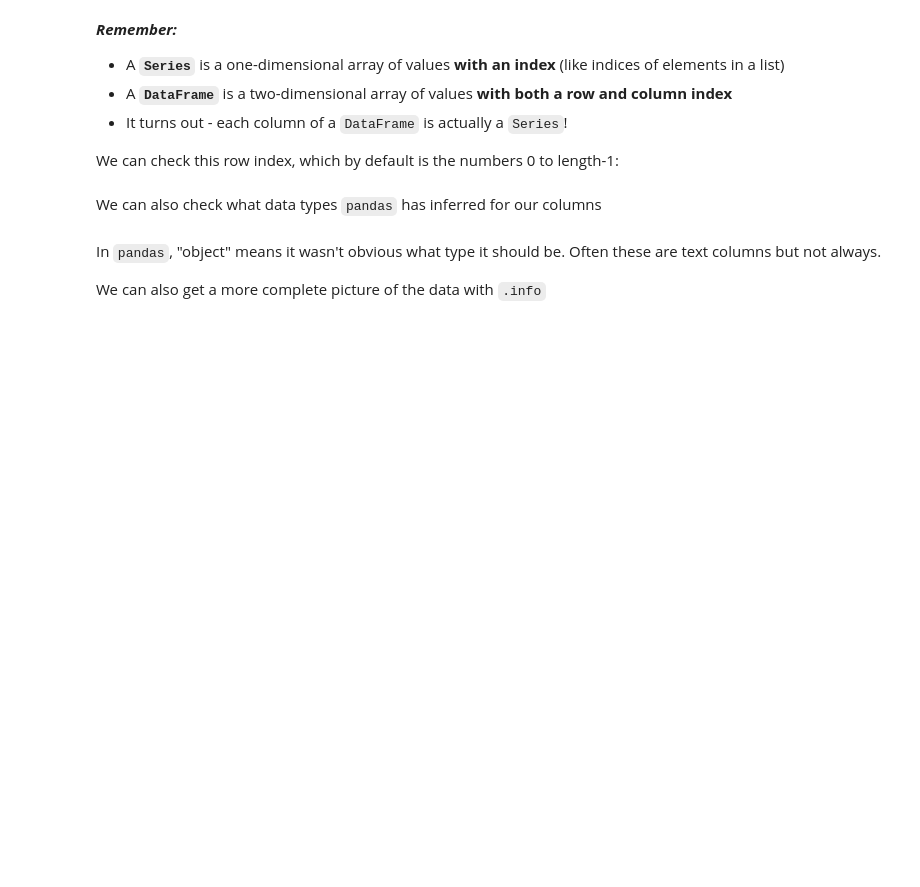
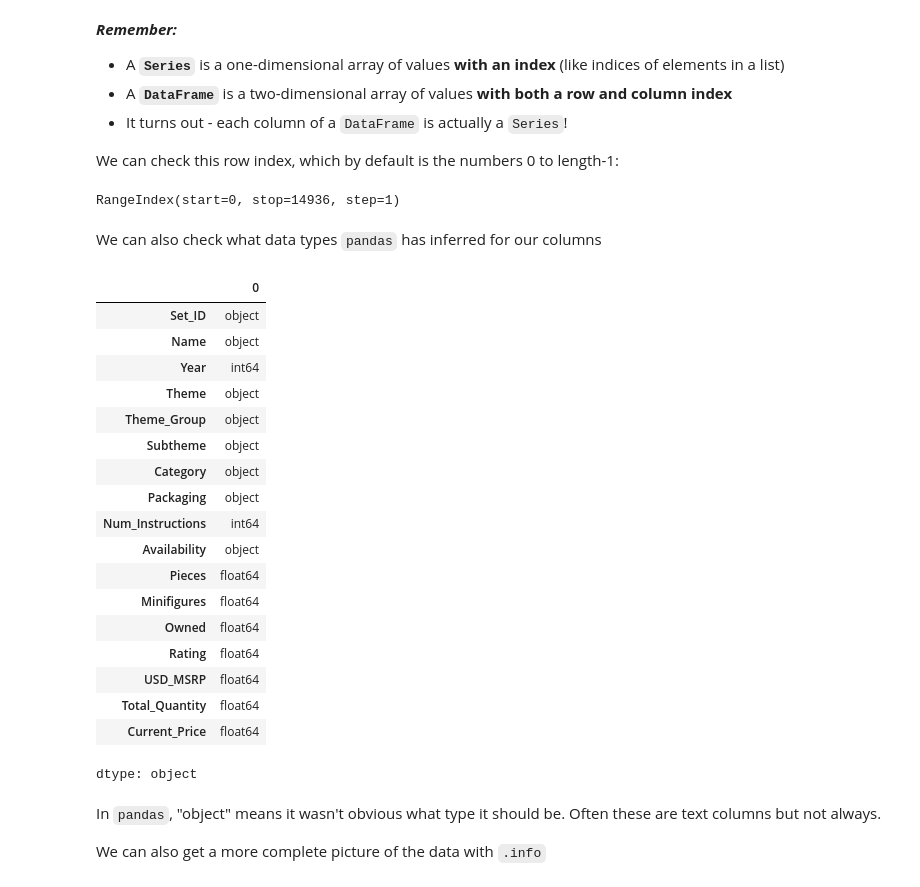
Before and after one commit to cikicali369-glitch/intro-to-eda-and-pandas, a Jupyter notebook: 02-intro-to-pandas/02-intro-to-pandas.ipynb, the cells around one changed output. Drawn from its saved outputs; the diff is of its cells as text; code cells hidden in the pictures; blank space fills up the shorter version.

```diff
--- a/02-intro-to-pandas/02-intro-to-pandas.ipynb
+++ b/02-intro-to-pandas/02-intro-to-pandas.ipynb
@@ -122,8 +163,34 @@ This is a single column - let's check its type
 * It turns out - each column of a `DataFrame` is actually a `Series`!
 
 We can check this row index, which by default is the numbers 0 to length-1:
+# %%
+lego.index
+# %% [output]
+RangeIndex(start=0, stop=14936, step=1)
 # %% [markdown]
 We can also check what data types `pandas` has inferred for our columns
+# %%
+lego.dtypes
+# %% [output]
+|  | 0 |
+| Set_ID | object |
+| Name | object |
+| Year | int64 |
+| Theme | object |
+| Theme_Group | object |
+| Subtheme | object |
+| Category | object |
+| Packaging | object |
+| Num_Instructions | int64 |
+| Availability | object |
+| Pieces | float64 |
+| Minifigures | float64 |
+| Owned | float64 |
+| Rating | float64 |
+| USD_MSRP | float64 |
+| Total_Quantity | float64 |
+| Current_Price | float64 |
+dtype: object
 # %% [markdown]
 In `pandas`, "object" means it wasn't obvious what type it should be. Often these are text columns but not always.
 
```
Also changed, not shown: parts of 4 cells of this notebook.
